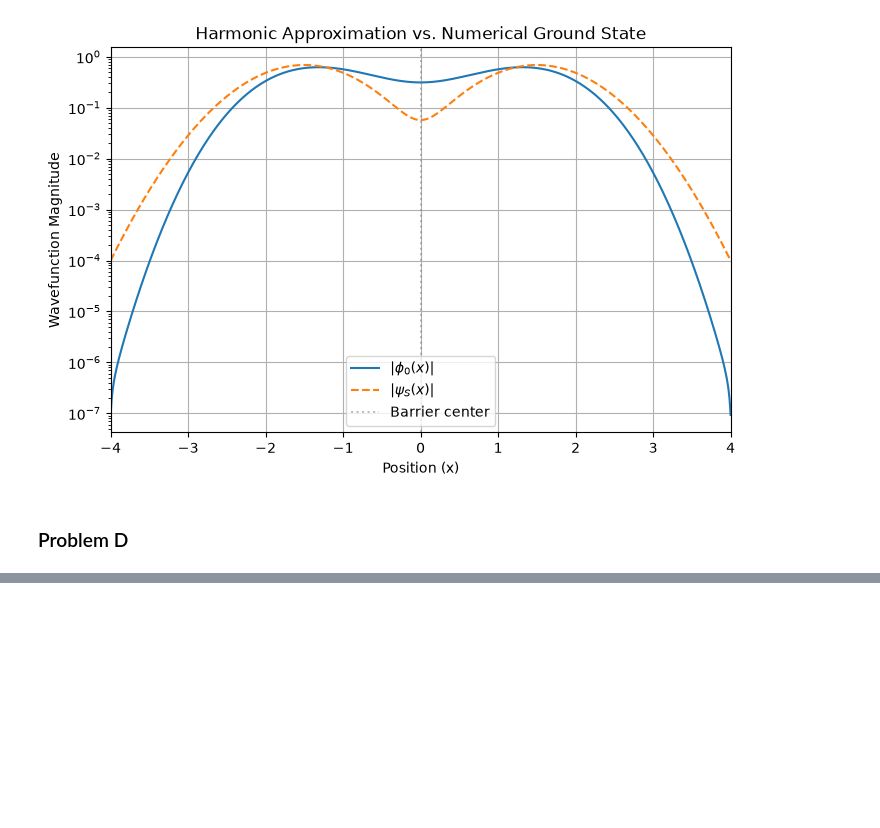
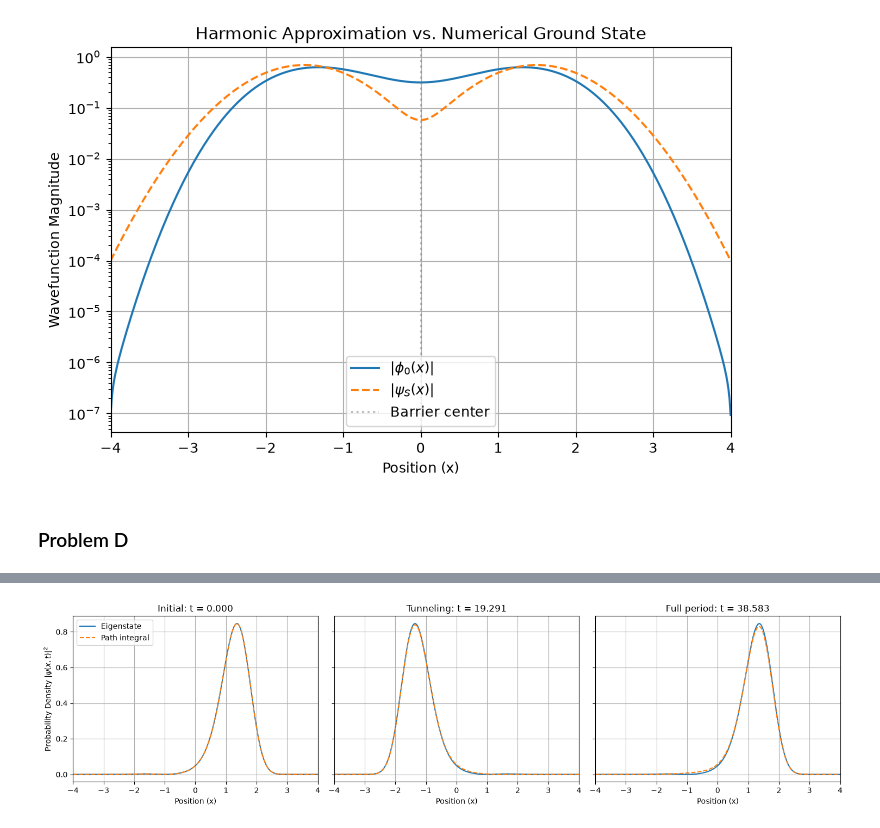
Before and after one commit to amanpalanati/phys142, a Jupyter notebook: assignments/assignment2/assignment2.ipynb, the cells around one changed output, grey strips where cells are left out. Saved outputs shown, nothing was run; the diff lists cells and outputs as text; code cells hidden in the pictures; blank space fills up the shorter version.

```diff
--- a/assignments/assignment2/assignment2.ipynb
+++ b/assignments/assignment2/assignment2.ipynb
@@ -337,0 +448,40 @@ Difference = 0.25576105
+# %%
+def eigenstate_density(time):
+    psi_eig = (
+        np.exp(-1j * E0 * time / HBAR) * phi0
+        + np.exp(-1j * E1 * time / HBAR) * phi1
+    ) / np.sqrt(2)
+
+    return np.abs(psi_eig)**2
+
+snapshot_times = [0, t_tunnel_eig, T_D]
+snapshot_labels = ["Initial", "Tunneling", "Full period"]
+
+fig, axes = plt.subplots(1, 3, figsize=(15, 4), sharey=True)
+
+for ax, target_time, label in zip(
+    axes, snapshot_times, snapshot_labels
+):
+    n = np.argmin(np.abs(t_D - target_time))
+    actual_time = t_D[n]
+
+    prob_eig = eigenstate_density(actual_time)
+    prob_pi = prob_PI_D[n]
+
+    ax.plot(x, prob_eig, label="Eigenstate")
+    ax.plot(x, prob_pi, "--", label="Path integral")
+
+    ax.set(
+        xlabel="Position (x)",
+        title=f"{label}: t = {actual_time:.3f}",
+        xlim=(-4, 4)
+    )
+    ax.grid(True)
+
+axes[0].set_ylabel(r"Probability Density $|\psi(x,t)|^2$")
+axes[0].legend()
+
+plt.tight_layout()
+plt.show()
+# %% [output]
+[figure, added]
```
Also changed, not shown: parts of 6 cells of this notebook, 4 other files.
